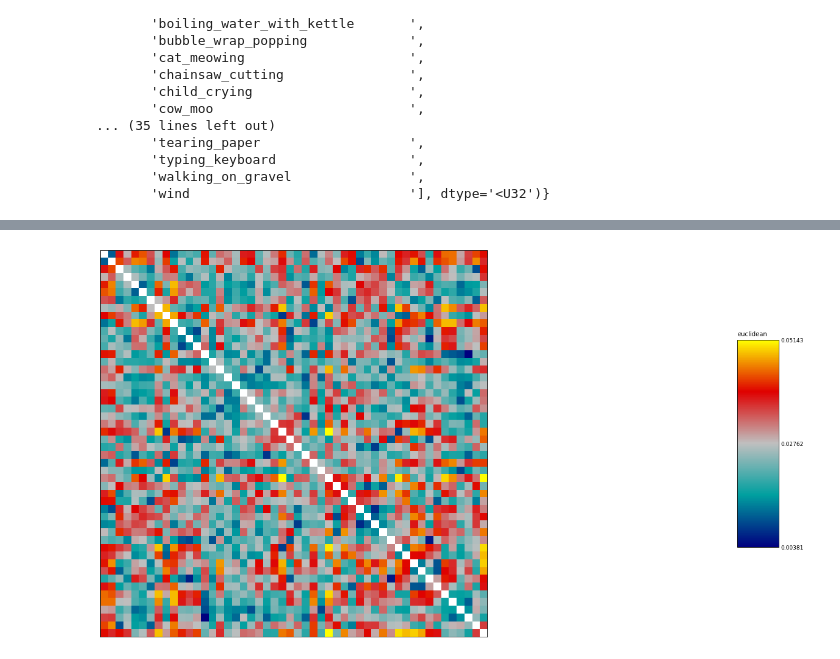
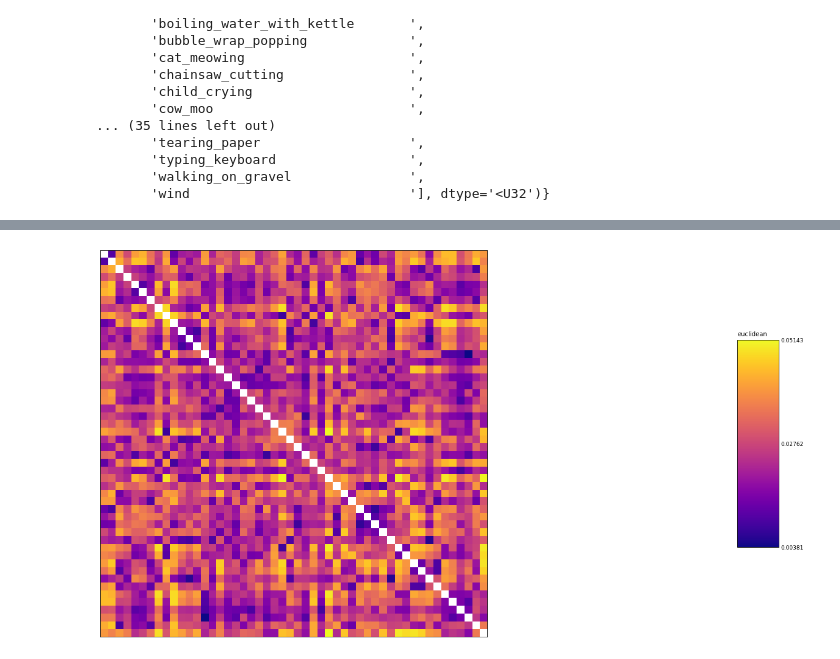
Before and after one commit to Taranks7/AVIMA, a Jupyter notebook: AVIMA_analysis.ipynb, the cells around one changed output, grey strips where cells are left out. Drawn from its saved outputs; the diff is of its cells as text; code cells hidden in the pictures.

```diff
--- a/AVIMA_analysis.ipynb
+++ b/AVIMA_analysis.ipynb
@@ -213,6 +233,6 @@ stim = pd.Series(stimuli)
 # %%
 rdms = rsa.io.meadows.load_rdms(filepath)
 #print(rdms)
-fig,_,_ = rsa.vis.show_rdm(rdms, figsize=(25,25), show_colorbar="figure")
+fig,axes,_ = rsa.vis.show_rdm(rdms, cmap = 'plasma', figsize=(25,25), show_colorbar="figure")
 # %% [output]
-[figure, old version]
+[figure, new version]
```
Also changed, not shown: parts of 3 cells of this notebook.
